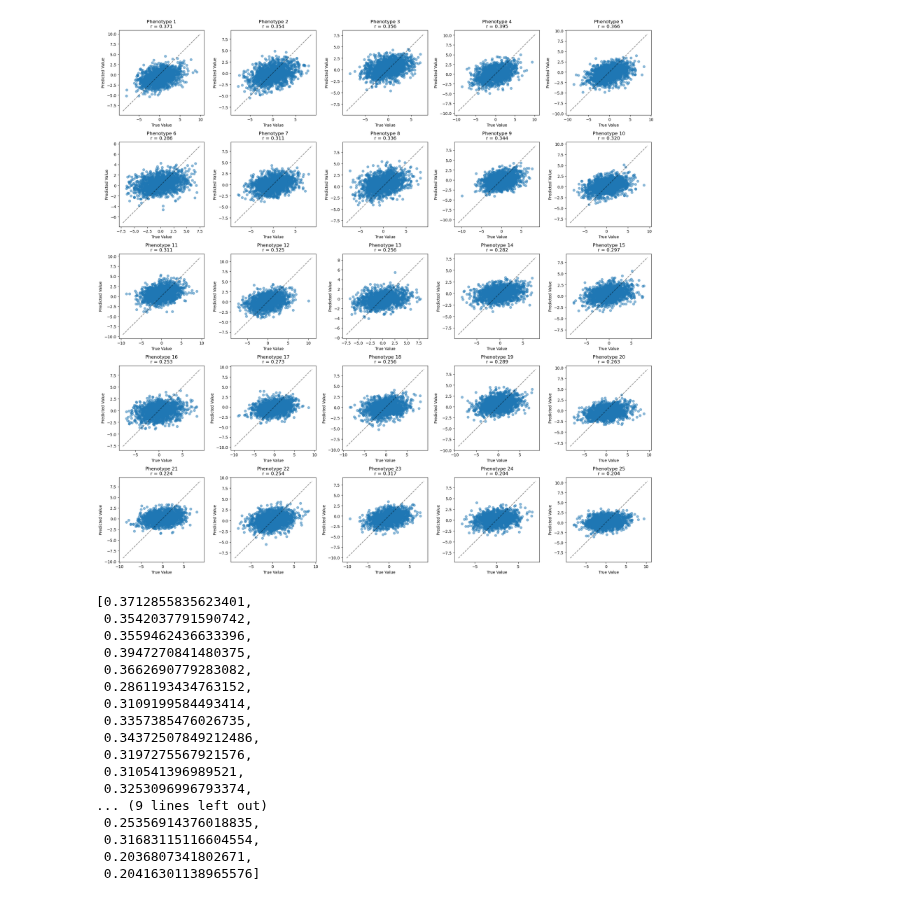
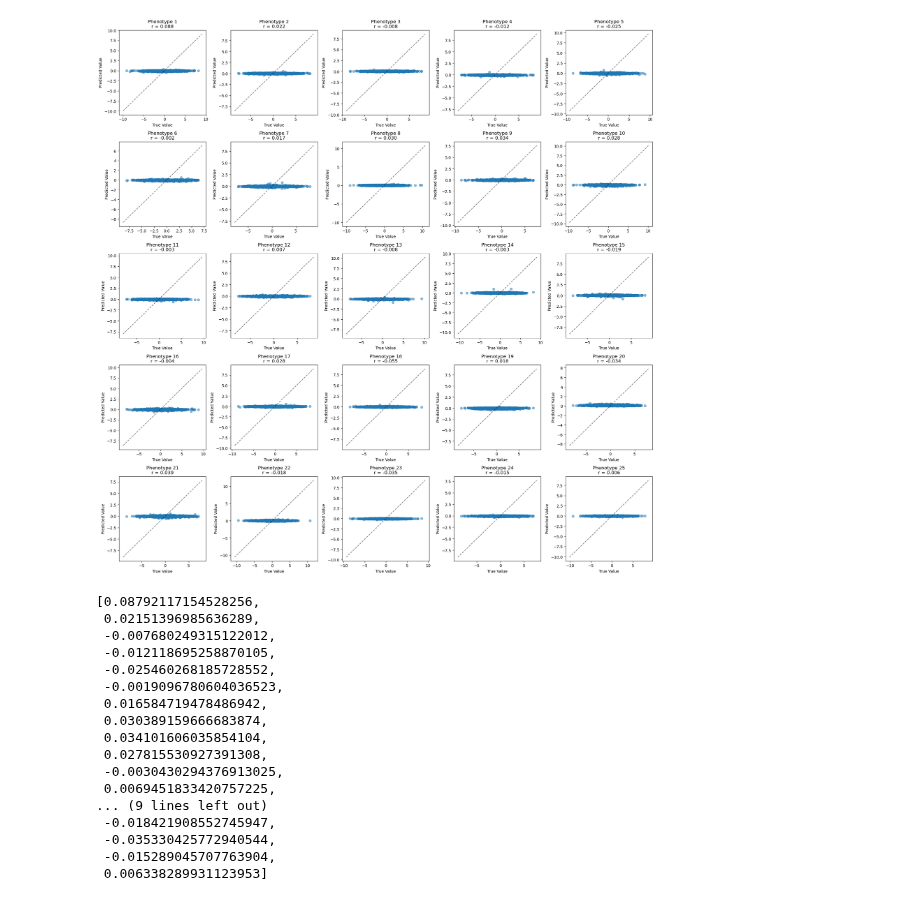
Before and after one commit to Arcadia-Science/2025-epistasis-dl-quantgen, a Jupyter notebook: workflow_sims/gpatlas/gpatlas_lite_pred_evaluate.ipynb, the cells around one changed output. Cells and saved outputs as stored; diff of their text form; code cells hidden in the pictures.

```diff
--- a/workflow_sims/gpatlas/gpatlas_lite_pred_evaluate.ipynb
+++ b/workflow_sims/gpatlas/gpatlas_lite_pred_evaluate.ipynb
@@ -20,6 +20,8 @@ batch_size = 128
 num_workers = 10
 
 timestamp = 20250221
+# %%
+file_prefix = "test_sim_WF_null_10000n_5000000bp"
 # %%
 
 # Dataset classes
@@ -41,7 +43,7 @@ class GenoPhenoDataset(BaseDataset):
         return phens, gens
 
 # Create datasets and loaders
-test_data_gp = GenoPhenoDataset('gpatlas_input/test_sim_WF_1kbt_10000n_5000000_test.hdf5')
+test_data_gp = GenoPhenoDataset(f'gpatlas_input/'+file_prefix+'_test.hdf5')
 
 test_loader_gp = torch.utils.data.DataLoader(
     dataset=test_data_gp,
@@ -119,14 +121,14 @@ device = torch.device("cuda" if torch.cuda.is_available() else "cpu")
 # %%
 
 # Load GQ encoder (assuming this is needed)
-gg_checkpoint = torch.load('optuna/best_encoder_gg_20250214_224526.pt')
+gg_checkpoint = torch.load(f'optuna/'+file_prefix+'_gg_encoder.pt')
 GQ = GQ_net(n_loci=n_loci, N=gg_checkpoint['hyperparameters']['latent_space_g']).to(device)
 GQ.load_state_dict(gg_checkpoint['model_state_dict'])
 GQ.eval()
 
 # Load PP autoencoder
-pp_files = list(Path('optuna').glob(f'best_encoder_pp_{timestamp}*.pt'))
-pp_checkpoint = torch.load(sorted(pp_files)[-1])  # Load the last (best) checkpoint
+#pp_files = list(Path('optuna').glob(f''+file_prefix+'_pp_decoder.pt'))
+pp_checkpoint = torch.load('optuna/'+file_prefix+'_pp_encoder.pt')  # Load the last (best) checkpoint
 latent_space_p = pp_checkpoint['hyperparameters']['latent_space_p']
 
 P = P_net(phen_dim=n_phen, N=latent_space_p).to(device)
@@ -134,8 +136,10 @@ P.load_state_dict(pp_checkpoint['decoder_state_dict'])
 P.eval()
 
 # Load GP network
-gp_files = list(Path('optuna').glob(f'best_encoder_gp_{timestamp}*.pt'))
-gp_checkpoint = torch.load(sorted(gp_files)[-1])  # Load the last (best) checkpoint
+gp_files = list(Path('optuna').glob(f''+file_prefix+'_gp_network.pt'))
+#gp_checkpoint = torch.load(sorted(gp_files)[-1])  # Load the last (best) checkpoint
+gp_checkpoint = torch.load('optuna/'+file_prefix+'_gp_network.pt')  # Load the last (best) checkpoint
+
 
 GQP = GQ_to_P_net(N=latent_space_p, latent_space_g=gg_checkpoint['hyperparameters']['latent_space_g']).to(device)
 GQP.load_state_dict(gp_checkpoint['model_state_dict'])
@@ -164,54 +168,54 @@ true_phenotypes = np.concatenate(true_phenotypes)
 predicted_phenotypes = np.concatenate(predicted_phenotypes)
 
 # Calculate correlations for each phenotype
 correlations = []
 p_values = []
 for i in range(n_phen):
     corr, p_val = pearsonr(true_phenotypes[:, i], predicted_phenotypes[:, i])
     correlations.append(corr)
     p_values.append(p_val)
 
 # Create plot
 fig, axes = plt.subplots(5, 5, figsize=(20, 20))
 axes = axes.ravel()
 
 for i in range(n_phen):
     ax = axes[i]
     ax.scatter(true_phenotypes[:, i], predicted_phenotypes[:, i], alpha=0.5)
     ax.set_title(f'Phenotype {i+1}\nr = {correlations[i]:.3f}')
     ax.set_xlabel('True Value')
     ax.set_ylabel('Predicted Value')
 
     # Add diagonal line
     lims = [
         min(ax.get_xlim()[0], ax.get_ylim()[0]),
         max(ax.get_xlim()[1], ax.get_ylim()[1]),
     ]
     ax.plot(lims, lims, 'k--', alpha=0.5)
 
 plt.tight_layout()
 # %% [output]
-[figure, old version]
+[figure, new version]
 # %%
 correlations
 # %% [output]
-[0.3712855835623401,
- 0.3542037791590742,
- 0.3559462436633396,
- 0.3947270841480375,
- 0.3662690779283082,
- 0.2861193434763152,
- 0.3109199584493414,
- 0.3357385476026735,
- 0.34372507849212486,
- 0.3197275567921576,
- 0.310541396989521,
- 0.3253096996793374,
+[0.08792117154528256,
+ 0.02151396985636289,
+ -0.007680249315122012,
+ -0.012118695258870105,
+ -0.025460268185728552,
+ -0.0019096780604036523,
+ 0.016584719478486942,
+ 0.030389159666683874,
+ 0.034101606035854104,
+ 0.027815530927391308,
+ -0.0030430294376913025,
+ 0.0069451833420757225,
 ... (9 lines left out)
- 0.25356914376018835,
- 0.31683115116604554,
- 0.2036807341802671,
- 0.20416301138965576]
+ -0.018421908552745947,
+ -0.035330425772940544,
+ -0.015289045707763904,
+ 0.006338289931123953]
 # %%
 # After calculating correlations and p-values
 # Create a grouped dataframe for Seaborn
```
Also changed, not shown: parts of 1 cell of this notebook, 9 other files.
